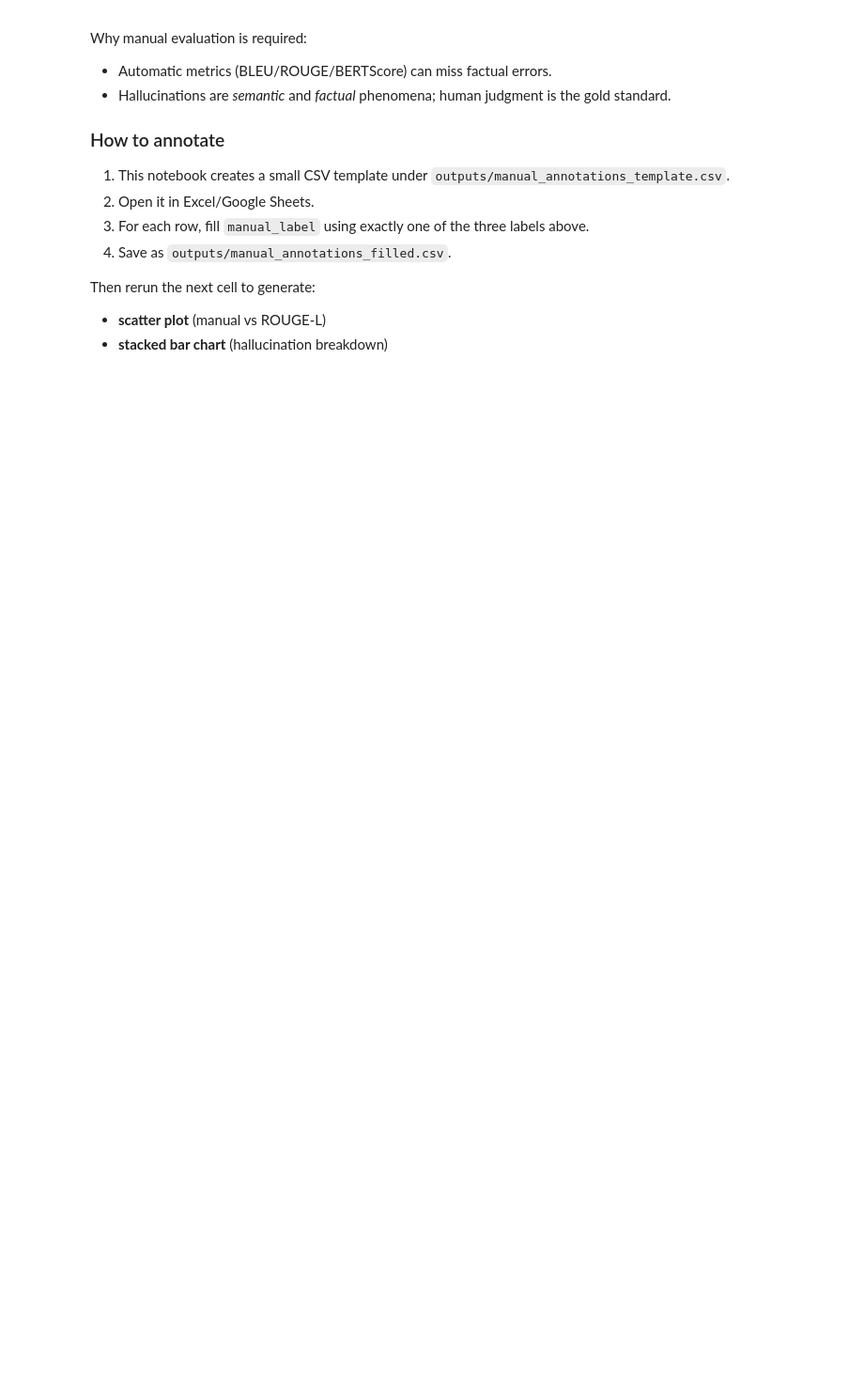
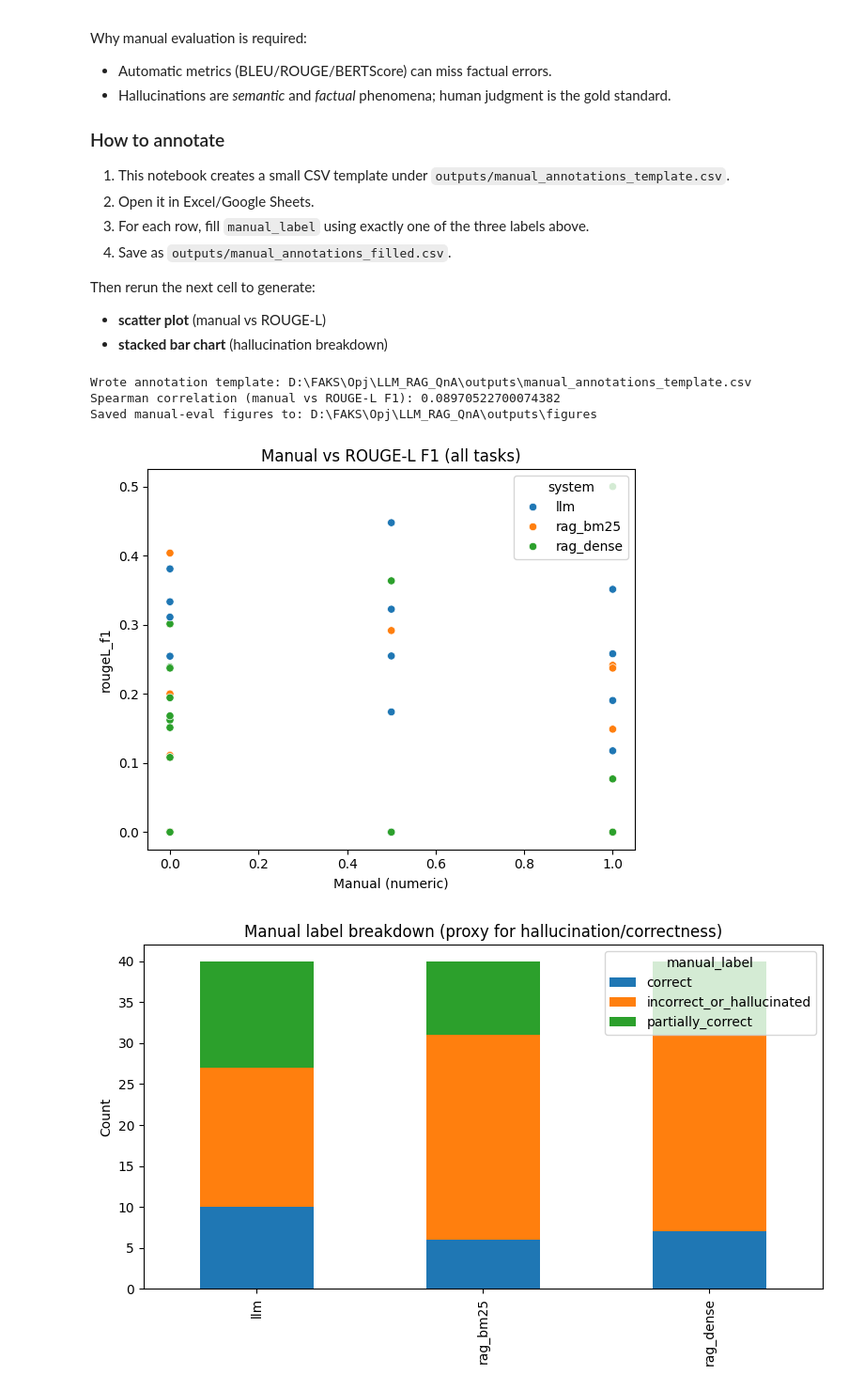
Before and after one commit to Ivan-Pavelic/LLM_RAG_QnA, a Jupyter notebook: notebooks/llm_vs_rag_qa_summarization.ipynb, the cells around one changed output. Shown at 94% size. Drawn from its saved outputs; the diff is of its cells as text; code cells hidden in the pictures; blank space fills up the shorter version.

```diff
--- a/notebooks/llm_vs_rag_qa_summarization.ipynb
+++ b/notebooks/llm_vs_rag_qa_summarization.ipynb
@@ -56,8 +56,21 @@ pd.set_option("display.max_colwidth", 120)
 SEED = 13
 set_seed(SEED)
 
+# --- Robust project root detection ---
+# Notebooks often run with cwd = notebooks/, which breaks relative paths like "data/...".
+# This finds the repo root by searching upward for `pyproject.toml` (or `.git`).
+
+def find_project_root(start: Path) -> Path:
+    for p in [start, *start.parents]:
+        if (p / "pyproject.toml").exists() or (p / ".git").exists():
+            return p
+    return start
+
+PROJECT_ROOT = find_project_root(Path.cwd())
+print("PROJECT_ROOT:", PROJECT_ROOT)
+
 # Dataset paths produced by: `python -m scripts.download_data`
-DATA_DIR = Path("data") / "processed"
+DATA_DIR = PROJECT_ROOT / "data" / "processed"
 QA_QUESTIONS_PATH = DATA_DIR / "qa_questions.jsonl"
 QA_CORPUS_PATH = DATA_DIR / "qa_corpus.jsonl"
 SUM_ARTICLES_PATH = DATA_DIR / "sum_articles.jsonl"
@@ -79,4 +92,4 @@ GEN_CFG = GenerationConfig(max_new_tokens=128, temperature=0.0, top_p=1.0)
 BERTSCORE_MODEL = "distilroberta-base"
 
 # Output files for tables / annotation
-OUT_DIR = ensure_dir("outputs")
+OUT_DIR = ensure_dir(PROJECT_ROOT / "outputs")
@@ -392,34 +486,50 @@ manual_df.to_csv(manual_template_path, index=False)
 print("Wrote annotation template:", manual_template_path.resolve())
 
 # If the filled file exists, load it and generate the remaining required figures
+# IMPORTANT: We do NOT trust numeric columns from Excel/Sheets (they can change decimals to commas, etc.).
+# We only take manual_label and merge it onto the clean `all_df` computed above.
 filled_path = OUT_DIR / "manual_annotations_filled.csv"
 if filled_path.exists():
-    # Robust CSV reading for Excel/Sheets (delimiter sniff + BOM-safe)
-    filled = pd.read_csv(filled_path, sep=None, engine="python")
-    filled.columns = [str(c).strip().lstrip("\ufeff") for c in filled.columns]
+    ann = pd.read_csv(filled_path, sep=None, engine="python", dtype=str)
+    ann.columns = [str(c).strip().lstrip("\ufeff") for c in ann.columns]
 
+    required = {"task", "id", "system", "manual_label"}
+    missing = sorted(list(required - set(ann.columns)))
+    if missing:
+        raise ValueError(f"manual_annotations_filled.csv is missing columns: {missing}")
+
+    ann = ann[["task", "id", "system", "manual_label"]].copy()
+    ann["manual_label"] = ann["manual_label"].astype(str).str.strip()
+
+    filled = all_df.merge(ann, on=["task", "id", "system"], how="inner")
     filled["manual_numeric"] = manual_label_to_numeric(filled["manual_label"].tolist())
 
     # Scatter plot: manual vs automatic (ROUGE-L per-example)
     fig = viz.scatter_manual_vs_metric(
         filled.dropna(subset=["manual_numeric", "rougeL_f1"]),
         manual_numeric_col="manual_numeric",
         metric_col="rougeL_f1",
         title="Manual vs ROUGE-L F1 (all tasks)",
     )
     fig.savefig(FIG_DIR / "scatter_manual_vs_rougeL.png", dpi=200)
 
     # Correlation (Spearman) for reporting
     rho = correlation_manual_vs_metric(filled, manual_col="manual_numeric", metric_col="rougeL_f1")
     print("Spearman correlation (manual vs ROUGE-L F1):", rho)
 
     # Stacked bar: hallucination breakdown
     fig = viz.stacked_hallucination_breakdown(
-        filled,
+        filled[["system", "manual_label"]],
         title="Manual label breakdown (proxy for hallucination/correctness)",
     )
     fig.savefig(FIG_DIR / "stacked_manual_breakdown.png", dpi=200)
 
     print("Saved manual-eval figures to:", FIG_DIR.resolve())
 else:
     print("Fill the template and save as:", filled_path)
+# %% [output]
+Wrote annotation template: D:\FAKS\Opj\LLM_RAG_QnA\outputs\manual_annotations_template.csv
+Spearman correlation (manual vs ROUGE-L F1): 0.08970522700074382
+Saved manual-eval figures to: D:\FAKS\Opj\LLM_RAG_QnA\outputs\figures
+[figure, added]
+[figure, added]
```
Also changed, not shown: parts of 10 cells of this notebook, 2 other files.
